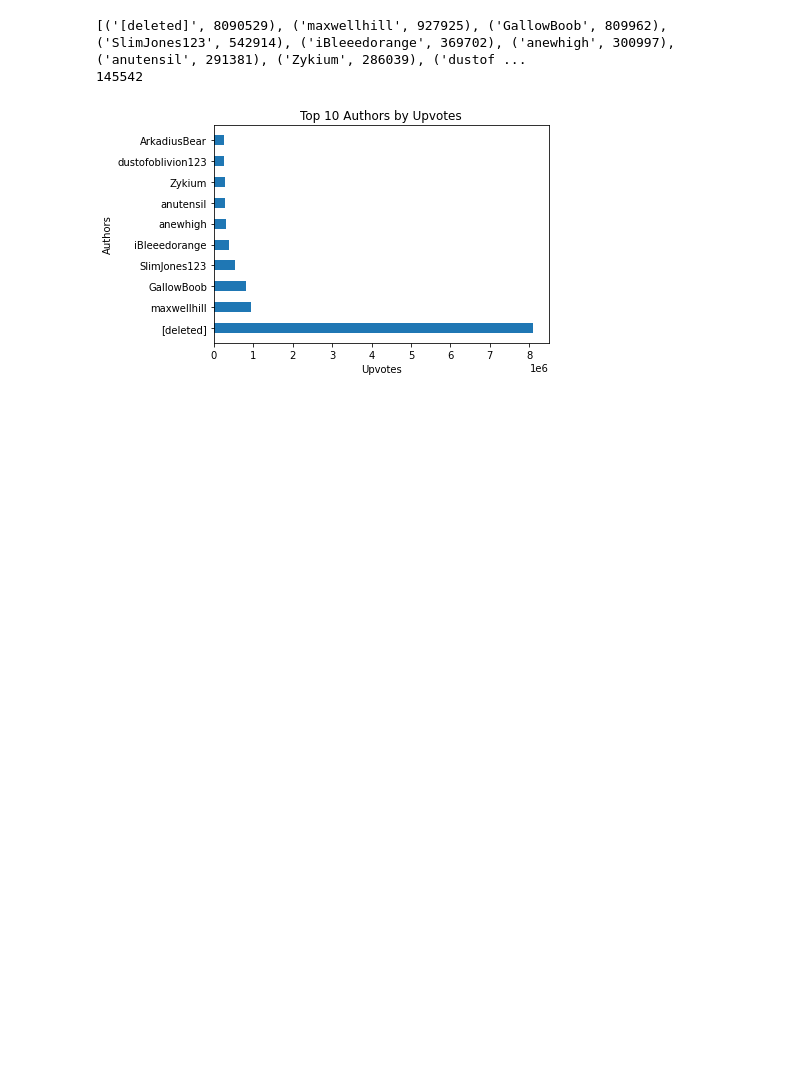
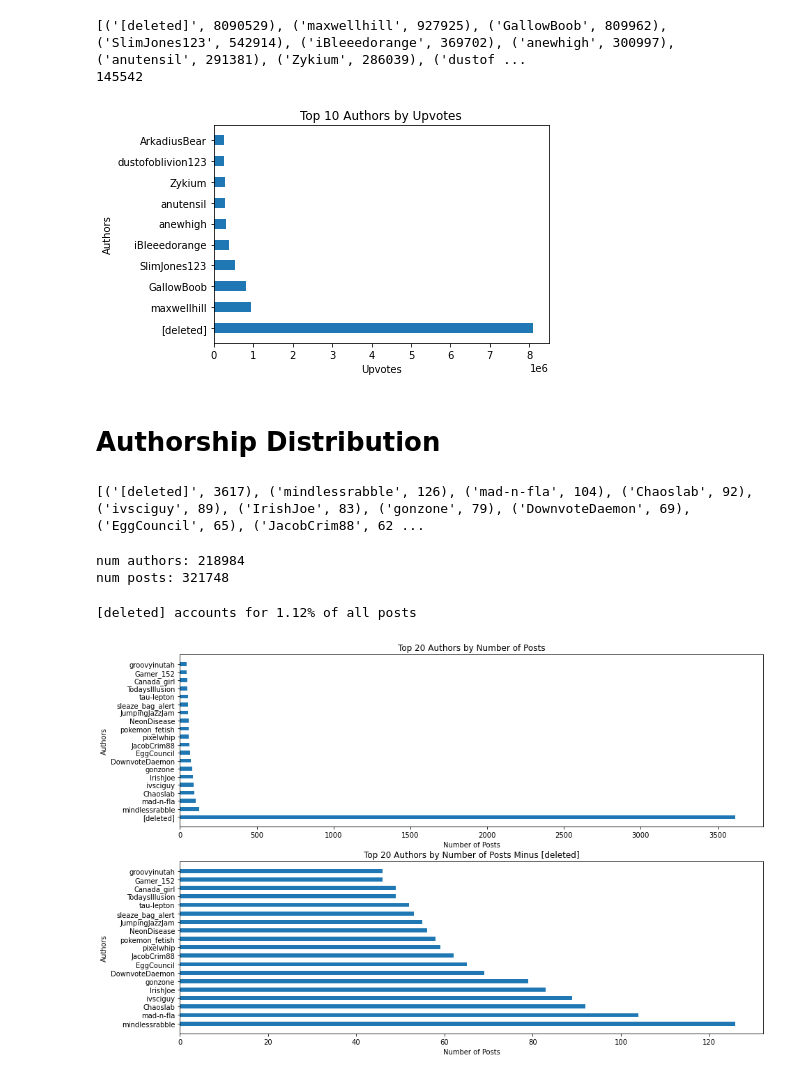
Before and after one commit to haroldrubio/CS685_Sarcasm, a Jupyter notebook: load_data.ipynb, the cells around one changed output. Cells and saved outputs as stored; diff of their text form; code cells hidden in the pictures; blank space fills up the shorter version.

```diff
--- a/load_data.ipynb
+++ b/load_data.ipynb
@@ -296,3 +317,62 @@ plt.ylabel('Authors')
 plt.show()
 # %% [output]
 [figure]
+# %% [markdown]
+# Authorship Distribution
+# %%
+written_by = Counter()
+written_by_dist = {}
+k = 'responses'
+for i in range(len(train_docs[k])): # Selecting example number
+    for j in range(len(train_docs[k][i])): # Selecting response/ancestor number
+        curr_dict = train_stats[k][i][j]
+        written_by.update({curr_dict['author']: 1})
+
+for i in range(len(test_docs[k])):
+    for j in range(len(test_docs[k][i])):
+        curr_dict = test_stats[k][i][j]
+        written_by.update({curr_dict['author']: 1})
+
+NUM_POSTS = sum(written_by.values())
+NUM_AUTHORS = len(written_by.keys())
+#Obtain probability distribution
+for author, count in written_by.items():
+    written_by_dist[author] = count / NUM_POSTS
+
+print(written_by.most_common(20))
+# %% [output]
+[('[deleted]', 3617), ('mindlessrabble', 126), ('mad-n-fla', 104), ('Chaoslab', 92), ('ivsciguy', 89), ('IrishJoe', 83), ('gonzone', 79), ('DownvoteDaemon', 69), ('EggCouncil', 65), ('JacobCrim88', 62 ...
+# %%
+print(f'num authors: {NUM_AUTHORS}')
+print(f'num posts: {NUM_POSTS}')
+# %% [output]
+num authors: 218984
+num posts: 321748
+# %%
+top_20 = written_by.most_common(20)
+authors, num_posts = [], []
+deleted_posts = written_by['[deleted]']
+print(f'[deleted] accounts for {deleted_posts/NUM_POSTS*100:4.2f}% of all posts')
+for author, count in top_20:
+    authors.append(author)
+    num_posts.append(count)
+plt.figure(figsize=(15, 10))
+plt.subplot(2, 1, 1)
+plt.barh(10*np.arange(len(authors)), num_posts, height=4.8)
+plt.yticks(10*np.arange(len(authors)), authors)
+plt.title('Top 20 Authors by Number of Posts')
+plt.xlabel('Number of Posts')
+plt.ylabel('Authors')
+
+authors = authors[1:]
+num_posts = num_posts[1:]
+plt.subplot(2, 1, 2)
+plt.barh(10*np.arange(len(authors)), num_posts, height=4.8)
+plt.yticks(10*np.arange(len(authors)), authors)
+plt.title('Top 20 Authors by Number of Posts Minus [deleted]')
+plt.xlabel('Number of Posts')
+plt.ylabel('Authors')
+plt.show()
+# %% [output]
+[deleted] accounts for 1.12% of all posts
+[figure, added]
```
Also changed, not shown: parts of 11 cells of this notebook.
